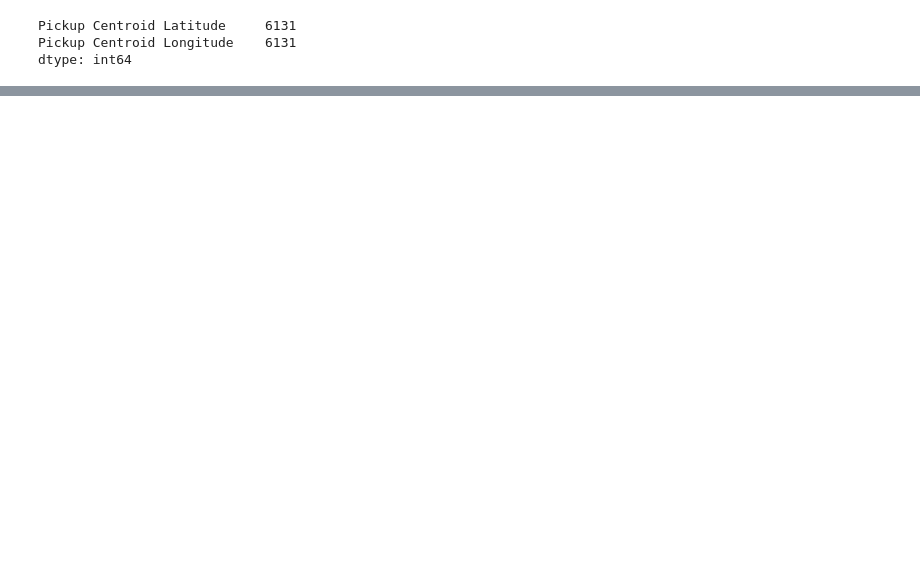
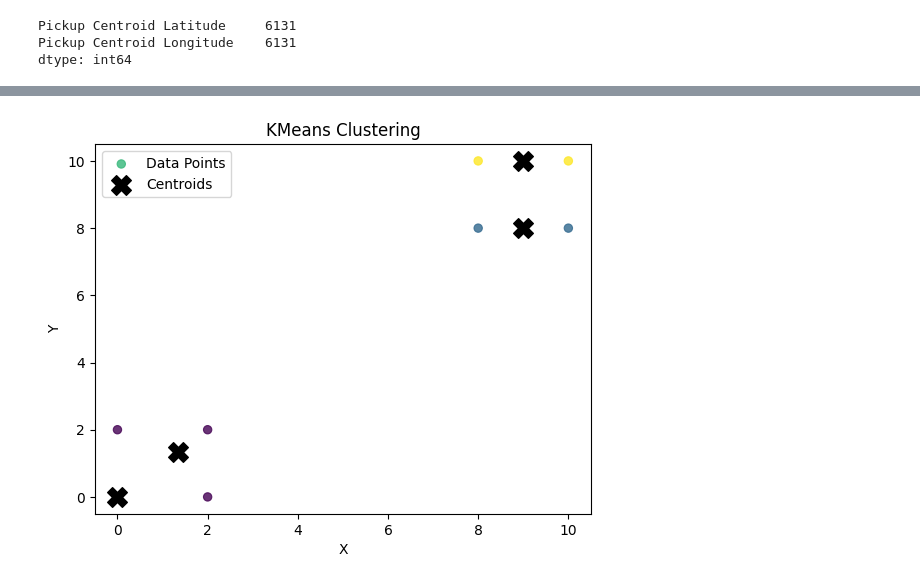
Before and after one commit to USFCA-CS663-Spring2024/kmeans-ruchamaslekar, a Jupyter notebook: Assignment 2 - Clustering.ipynb, the cells around one changed output, grey strips where cells are left out. Drawn from its saved outputs; the diff is of its cells as text; code cells hidden in the pictures; blank space fills up the shorter version.

```diff
--- a/Assignment 2 - Clustering.ipynb
+++ b/Assignment 2 - Clustering.ipynb
@@ -330,0 +708,2 @@ Kmeans_my_balanced.fit(X)
+# %%
+X = np.array([[0, 0], [2, 2], [0, 2], [2, 0], [10, 10], [8, 8], [10, 8], [8, 10]])
@@ -330,0 +717,3 @@ Kmeans_my_balanced.fit(X)
+# %%
+Extended_KMeans = KMeans(k=4, balanced=True, max_iter=2)
+Extended_KMeans.fit(X)
@@ -330,0 +738,15 @@ Kmeans_my_balanced.fit(X)
+# %%
+np.random.seed(42)
+kmeans = KMeans(k=4, max_iter=2, balanced=False)
+
+labels, centroids = kmeans.fit(X)
+
+plt.scatter(X[:, 0], X[:, 1], c=labels, cmap='viridis', alpha=0.8, linewidths=0.8, label='Data Points')
+plt.scatter(centroids[:, 0], centroids[:, 1], c='black', marker='X', s=200, label='Centroids')
+plt.title('KMeans Clustering')
+plt.xlabel('X')
+plt.ylabel('Y')
+plt.legend()
+plt.show()
+# %% [output]
+[figure, added]
```
Also changed, not shown: parts of 116 cells of this notebook.
